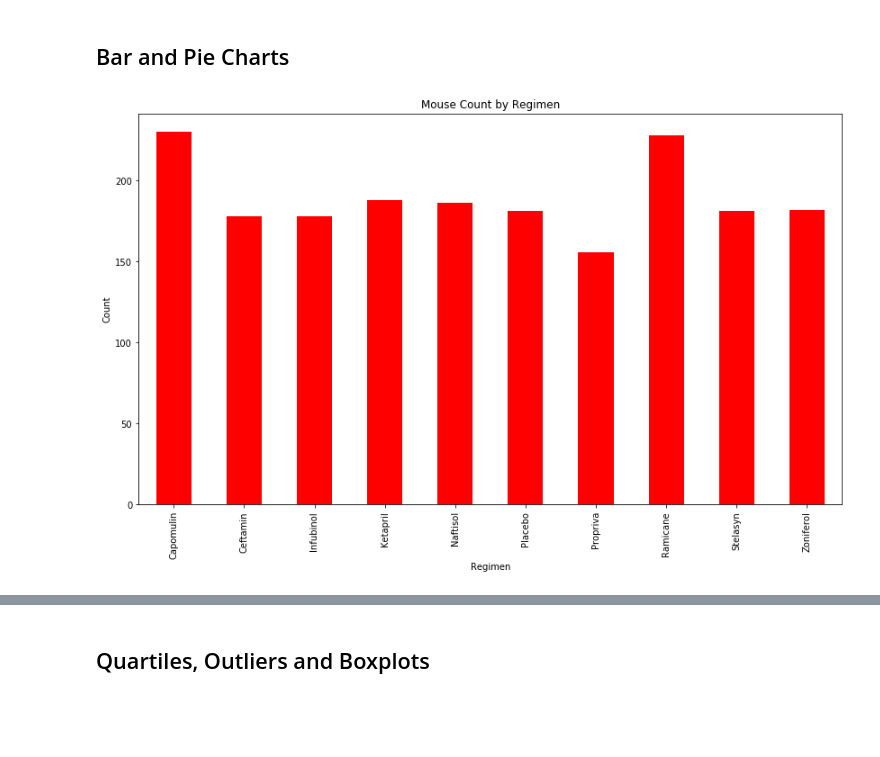
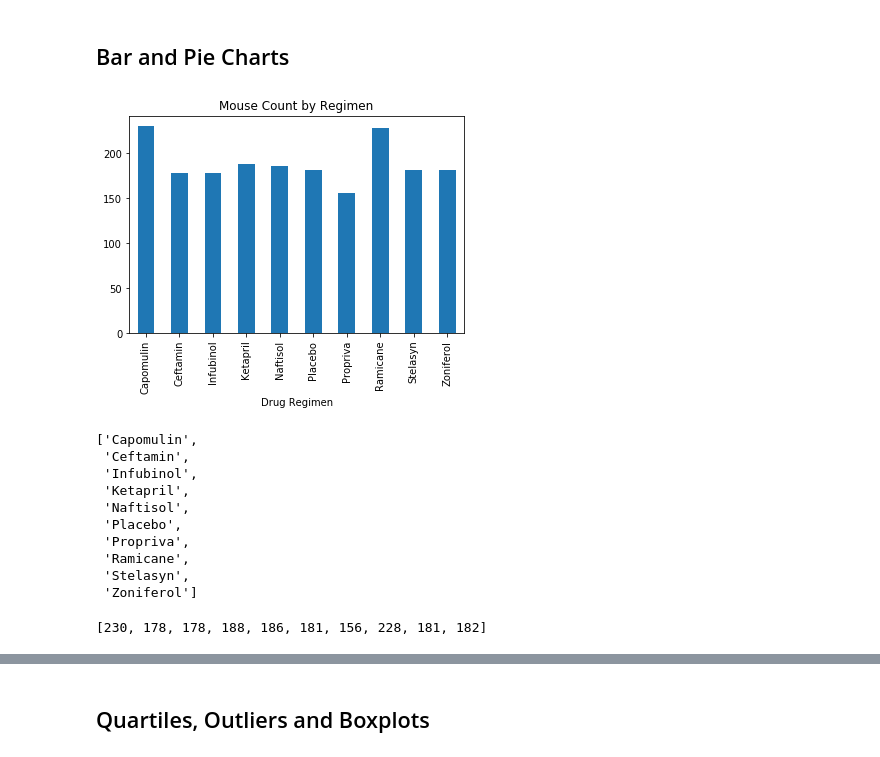
Before and after one commit to frangipani99/Pymaceuticals, a Jupyter notebook: pymaceuticals_starter.ipynb, the cells around one changed output, grey strips where cells are left out. Cells and saved outputs as stored; diff of their text form; code cells hidden in the pictures; blank space fills up the shorter version.

Commit message:
bar chart with pyplot

```diff
--- a/pymaceuticals_starter.ipynb
+++ b/pymaceuticals_starter.ipynb
@@ -147,14 +147,31 @@ regimen_summary_oneline
 # %%
 # Generate a bar plot showing the total number of mice for each treatment throughout the course of the study using pandas.
 
 micecount = cleaned_mouse_study.groupby(["Drug Regimen"])["Mouse ID"].count()
 
-micecount.plot(kind='bar', figsize=(14,8),
-                                    title="Mouse Count by Regimen", color="red")
-plt.xlabel("Regimen")
-plt.ylabel("Count")
-plt.show()
+micecount.plot(kind='bar', x = "Regimen", y = "Count", title="Mouse Count by Regimen")
+plt.savefig('mouse count by regimen.png')
 # %% [output]
-[figure, old version]
+[figure, new version]
 # %%
 # Generate a bar plot showing the total number of mice for each treatment throughout the course of the study using pyplot.
+## Create list of drug regimens
+regimen = (cleaned_mouse_study.groupby(["Drug Regimen"])["Mouse ID"].count()).index.tolist()
+regimen
+# %% [output]
+['Capomulin',
+ 'Ceftamin',
+ 'Infubinol',
+ 'Ketapril',
+ 'Naftisol',
+ 'Placebo',
+ 'Propriva',
+ 'Ramicane',
+ 'Stelasyn',
+ 'Zoniferol']
+# %%
+## Create count of mice in each drug regimens cohort
+mouse_count_byregimen = (cleaned_mouse_study.groupby(["Drug Regimen"])["Mouse ID"].count()).tolist()
+mouse_count_byregimen
+# %% [output]
+[230, 178, 178, 188, 186, 181, 156, 228, 181, 182]
```
Also changed, not shown: parts of 1 cell of this notebook, 1 other file.
